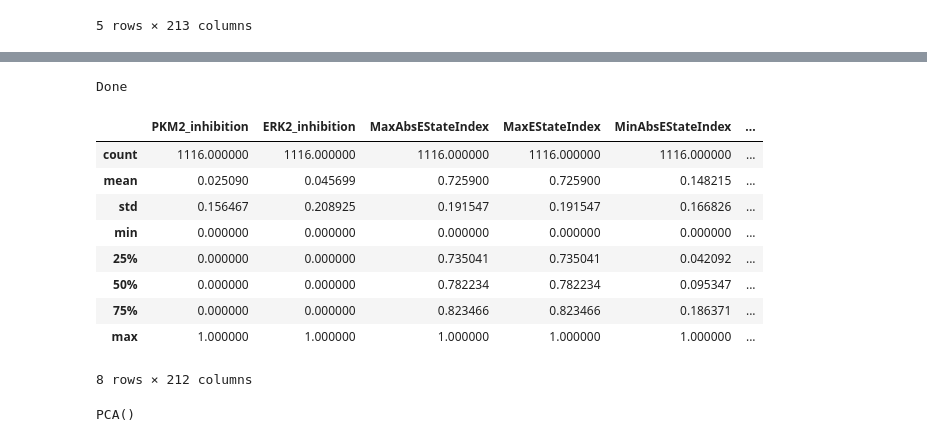
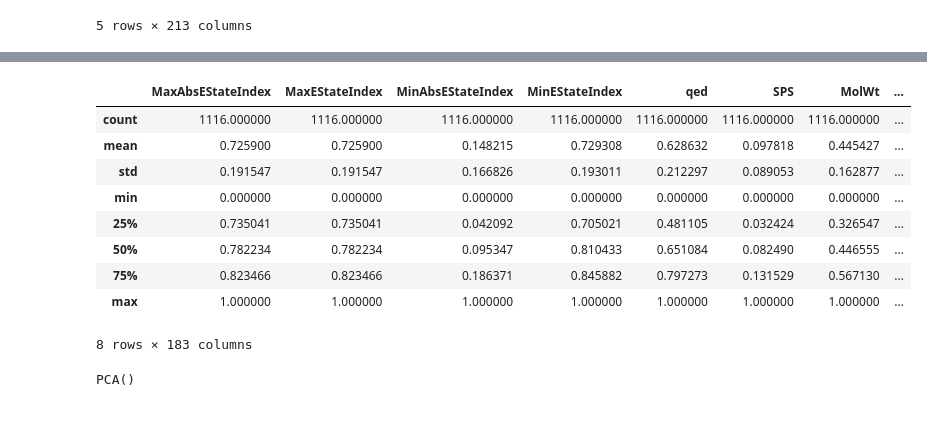
Before and after one commit to MoniqueBroeren/GroupAssignment, a Jupyter notebook: testing_v3.ipynb, the cells around one changed output, grey strips where cells are left out. Saved outputs shown, nothing was run; the diff lists cells and outputs as text; code cells hidden in the pictures.

```diff
--- a/testing_v3.ipynb
+++ b/testing_v3.ipynb
@@ -106,43 +198,20 @@ expanded_df_binair.describe()
 # %%
-# checken of het normaal verdeelde variabelen zijn
+# given that there are no columns with normal distribution, min-max scaling is performed on the dataset
+scaler = MinMaxScaler()
+scaled_array = scaler.fit_transform(df_features_binarized.iloc[:,1:])
+df_features_scaled = pd.DataFrame(scaled_array, columns=df_features_binarized.iloc[:,1:].columns)
 
-# Functie om kolommen te testen op normaal verdeeldheid
-def check_normality(df):
-    normality_results = {}
-    for column in df.columns:
-        stat, p_value = shapiro(df[column].dropna())  # dropna om NaN-waarden te verwijderen
-        normality_results[column] = p_value
-    return normality_results
-
-# Controleren op normaal verdeeldheid
-normality_results = check_normality(expanded_df_binair.iloc[:,1:])
-
-# Print resultaten
-for column, p_value in normality_results.items():
-    if p_value > 0.05:
-        print(f"Kolom {column} is normaal verdeeld (p-waarde = {p_value:.5f})")
-print('Done')
-
-# geen enkele variabele is dus normaal verdeeld --> standard scaling is naar onze mening dus geen goed idee, wij zouden voor min-max gaan
-
-scaler = MinMaxScaler()
-scaled_array = scaler.fit_transform(expanded_df.iloc[:,1:])
-scaled_df = pd.DataFrame(scaled_array, columns=expanded_df.iloc[:,1:].columns)
-
-# Weergeven van de geschaalde DataFrame
-scaled_df.describe()
-
-# scaled_df heeft niet meer de SMILES erin staan
+# show summary statistics of scaled features
+df_features_scaled.describe()
 # %% [output]
+|  | MaxAbsEStateIndex | MaxEStateIndex | MinAbsEStateIndex | MinEStateIndex | qed | SPS | MolWt | ... |
+| count | 1116.000000 | 1116.000000 | 1116.000000 | 1116.000000 | 1116.000000 | 1116.000000 | 1116.000000 | ... |
+| mean | 0.725900 | 0.725900 | 0.148215 | 0.729308 | 0.628632 | 0.097818 | 0.445427 | ... |
+| std | 0.191547 | 0.191547 | 0.166826 | 0.193011 | 0.212297 | 0.089053 | 0.162877 | ... |
+| min | 0.000000 | 0.000000 | 0.000000 | 0.000000 | 0.000000 | 0.000000 | 0.000000 | ... |
+| 25% | 0.735041 | 0.735041 | 0.042092 | 0.705021 | 0.481105 | 0.032424 | 0.326547 | ... |
+| 50% | 0.782234 | 0.782234 | 0.095347 | 0.810433 | 0.651084 | 0.082490 | 0.446555 | ... |
+| 75% | 0.823466 | 0.823466 | 0.186371 | 0.845882 | 0.797273 | 0.131529 | 0.567130 | ... |
+| max | 1.000000 | 1.000000 | 1.000000 | 1.000000 | 1.000000 | 1.000000 | 1.000000 | ... |
-Done
+8 rows × 183 columns
-|  | PKM2_inhibition | ERK2_inhibition | MaxAbsEStateIndex | MaxEStateIndex | MinAbsEStateIndex | ... |
-| count | 1116.000000 | 1116.000000 | 1116.000000 | 1116.000000 | 1116.000000 | ... |
-| mean | 0.025090 | 0.045699 | 0.725900 | 0.725900 | 0.148215 | ... |
-| std | 0.156467 | 0.208925 | 0.191547 | 0.191547 | 0.166826 | ... |
-| min | 0.000000 | 0.000000 | 0.000000 | 0.000000 | 0.000000 | ... |
-| 25% | 0.000000 | 0.000000 | 0.735041 | 0.735041 | 0.042092 | ... |
-| 50% | 0.000000 | 0.000000 | 0.782234 | 0.782234 | 0.095347 | ... |
-| 75% | 0.000000 | 0.000000 | 0.823466 | 0.823466 | 0.186371 | ... |
-| max | 1.000000 | 1.000000 | 1.000000 | 1.000000 | 1.000000 | ... |
-8 rows × 212 columns
 # %%
```
Also changed, not shown: parts of 36 cells of this notebook, 1 other file.
